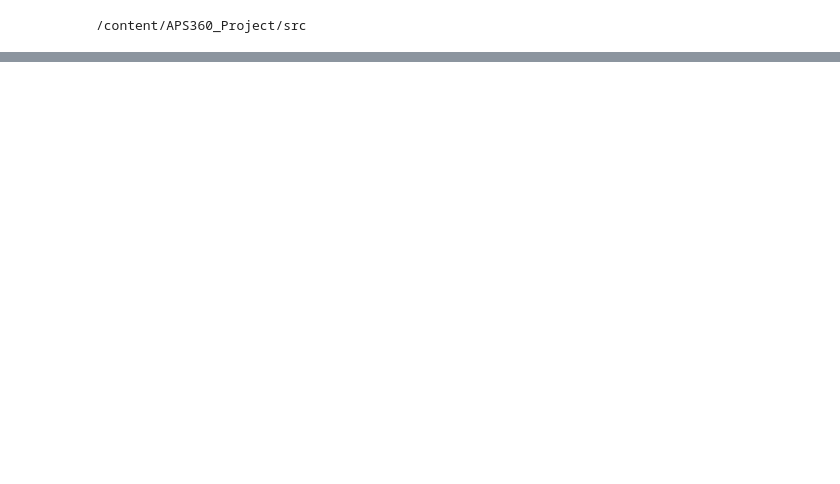
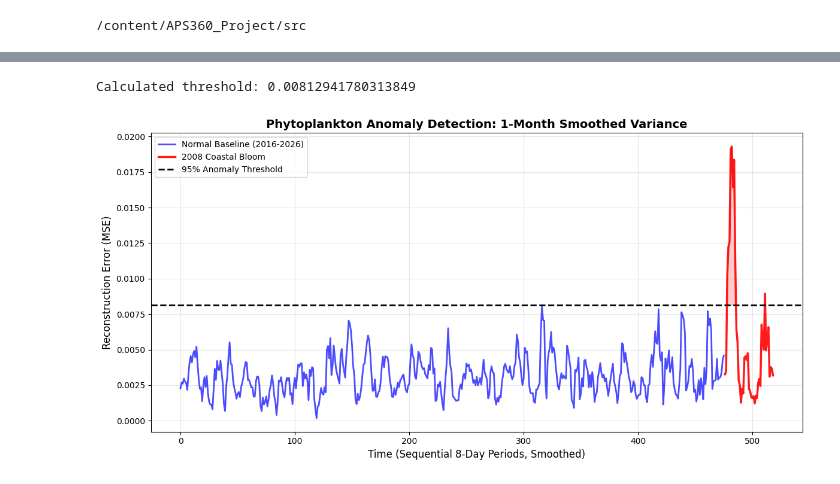
Before and after one commit to ahmed-zunaira/APS360_Project, a Jupyter notebook: notebooks/APS360_Project.ipynb, the cells around one changed output, grey strips where cells are left out. Saved outputs shown, nothing was run; the diff lists cells and outputs as text; code cells hidden in the pictures; blank space fills up the shorter version.

```diff
--- a/notebooks/APS360_Project.ipynb
+++ b/notebooks/APS360_Project.ipynb
@@ -259,0 +333,45 @@ print (np.array(blob_losses))
+# %%
+processed_dir = "/content/drive/MyDrive/Phytoplankton_Project/data/processed"
+model_weights_file = "/content/APS360_Project/CAE_model.pth"
+
+model, dataloader = setup_eval_environment(model_weights_file, processed_dir)
+
+losses = calculate_all_losses(model, dataloader)
+
+threshold = find_threshold(losses)
+
+print ("Calculated threshold:", threshold)
+# %% [output]
+Calculated threshold: 0.00812941780313849
+# %%
+processed_anomaly_dir = "/content/drive/MyDrive/Phytoplankton_Project/data/processed_2008_data"
+
+model, dataloader = setup_eval_environment(model_weights_file, processed_anomaly_dir)
+
+anomaly_losses = calculate_all_losses(model, dataloader)
+# %%
+normal_losses_smoothed = moving_average(np.array(losses))
+anomaly_losses_smoothed = moving_average(np.array(anomaly_losses))
+# %%
+plt.figure(figsize=(12, 6))
+
+x_normal = range(len(normal_losses_smoothed))
+x_anomaly = range(len(normal_losses_smoothed), len(normal_losses_smoothed) + len(anomaly_losses_smoothed))
+
+plt.plot(x_normal, normal_losses_smoothed, color='blue', alpha=0.7, linewidth=2, label='Normal Baseline (2016-2026)')
+plt.plot(x_anomaly, anomaly_losses_smoothed, color='red', alpha=0.9, linewidth=2.5, label='2008 Coastal Bloom')
+plt.axhline(y=threshold, color='black', linestyle='--', linewidth=2, label=f'95% Anomaly Threshold')
+
+plt.title("Phytoplankton Anomaly Detection: 1-Month Smoothed Variance", fontsize=14, fontweight='bold')
+plt.xlabel("Time (Sequential 8-Day Periods, Smoothed)", fontsize=12)
+plt.ylabel("Reconstruction Error (MSE)", fontsize=12)
+
+plt.fill_between(x_anomaly, anomaly_losses_smoothed, threshold, where=(anomaly_losses_smoothed > threshold), color='red', alpha=0.2, interpolate=True)
+plt.legend(loc='upper left')
+plt.grid(True, alpha=0.3)
+plt.tight_layout()
+
+plt.savefig("final_smoothed_results.png", dpi=300)
+plt.show()
+# %% [output]
+[figure, added]
```
Also changed, not shown: parts of 20 cells of this notebook.
